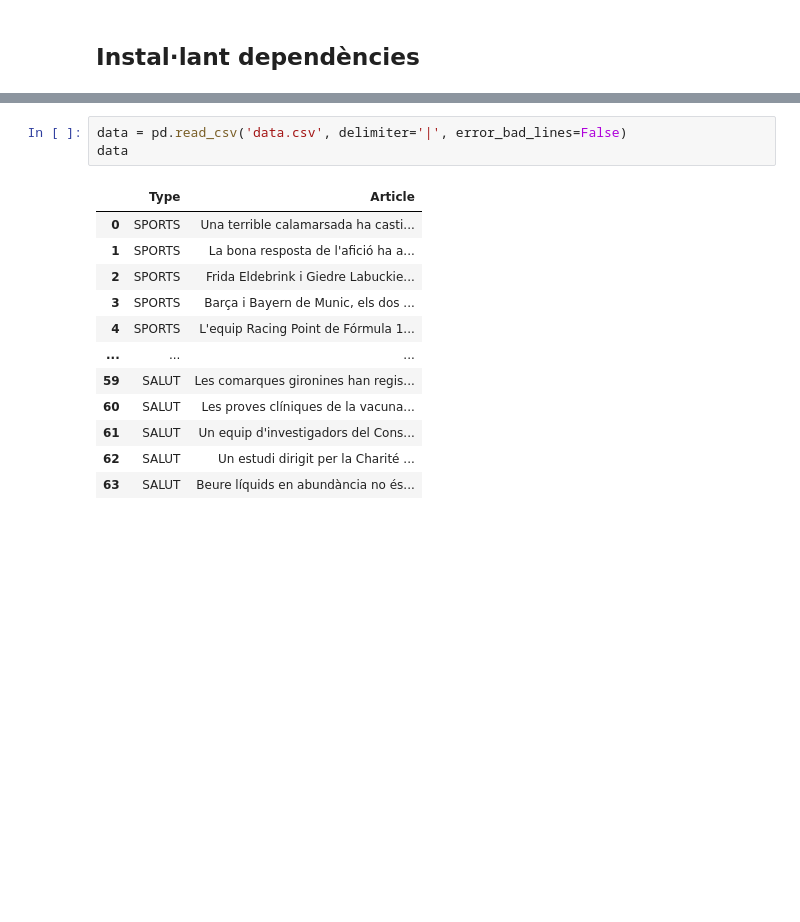
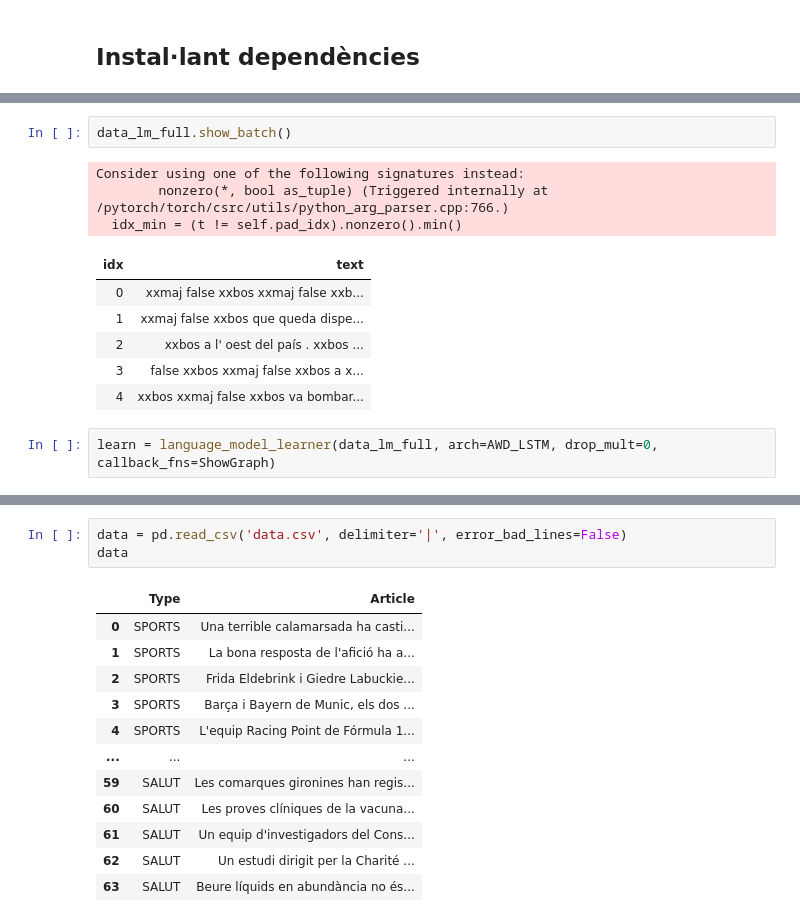
Before and after one commit to adriacabeza/DeepCatalan, a Jupyter notebook: ULMFit.ipynb, the cells around one changed output, grey strips where cells are left out. Saved outputs shown, nothing was run; the diff lists cells and outputs as text; blank space fills up the shorter version.

```diff
--- a/ULMFit.ipynb
+++ b/ULMFit.ipynb
@@ -19,0 +137,14 @@ import pandas as pd
+# %%
+data_lm_full.show_batch()
+# %% [output]
+Consider using one of the following signatures instead:
+        nonzero(*, bool as_tuple) (Triggered internally at  /pytorch/torch/csrc/utils/python_arg_parser.cpp:766.)
+  idx_min = (t != self.pad_idx).nonzero().min()
+| idx | text |
+| 0 | xxmaj false xxbos xxmaj false xxb... |
+| 1 | xxmaj false xxbos que queda dispe... |
+| 2 | xxbos a l' oest del país . xxbos ... |
+| 3 | false xxbos xxmaj false xxbos a x... |
+| 4 | xxbos xxmaj false xxbos va bombar... |
+# %%
+learn = language_model_learner(data_lm_full, arch=AWD_LSTM, drop_mult=0, callback_fns=ShowGraph)
```
Also changed, not shown: parts of 59 cells of this notebook, 2 other files.
